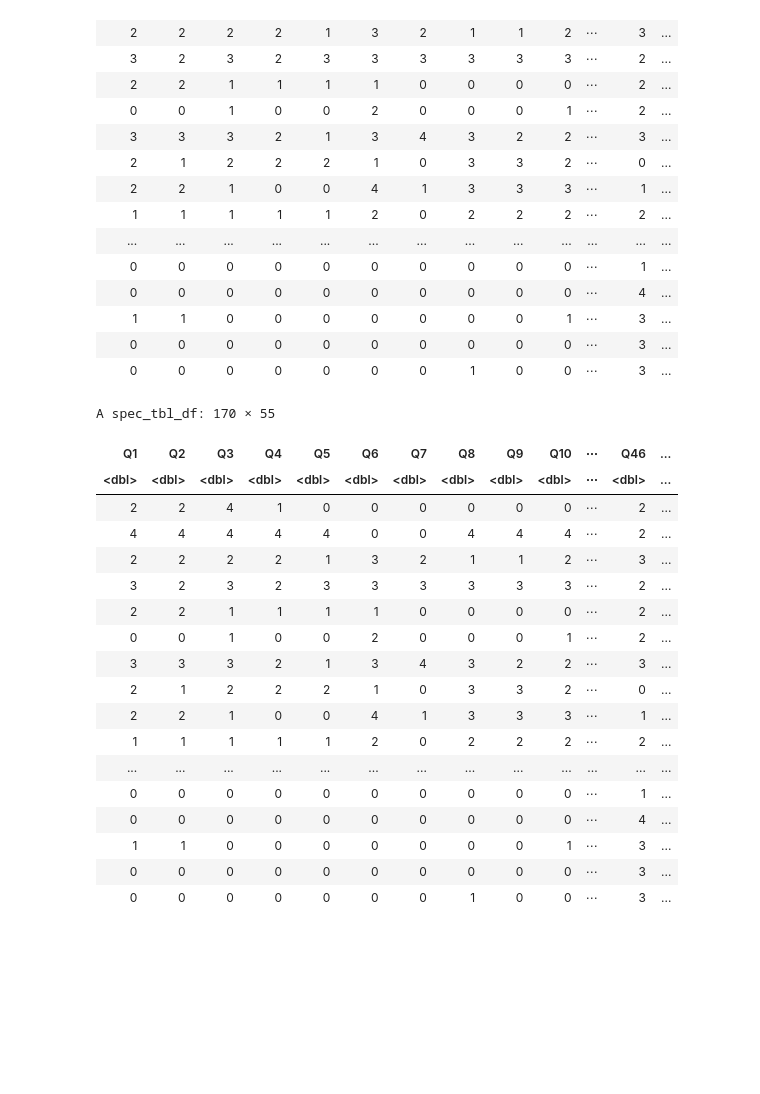
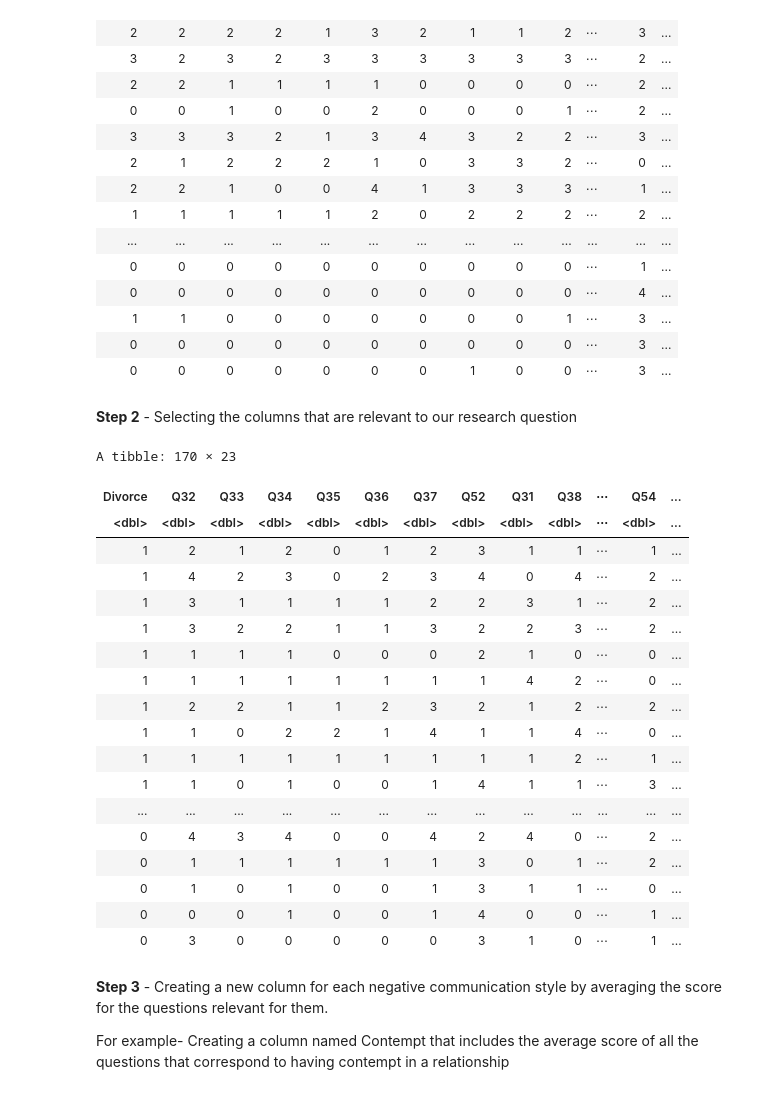
Before and after one commit to apurva-b/dsci100-project-58, a Jupyter notebook: data.ipynb, the cells around one changed output. Cells and saved outputs as stored; diff of their text form; code cells hidden in the pictures; blank space fills up the shorter version.

Commit message:
Title, introduction and data cleaning done
Add Method and the other sections.

```diff
--- a/data.ipynb
+++ b/data.ipynb
@@ -30,25 +47,33 @@ A spec_tbl_df: 170 × 55
 | 1 | 1 | 0 | 0 | 0 | 0 | 0 | 0 | 0 | 1 | ⋯ | 3 | ... |
 | 0 | 0 | 0 | 0 | 0 | 0 | 0 | 0 | 0 | 0 | ⋯ | 3 | ... |
 | 0 | 0 | 0 | 0 | 0 | 0 | 0 | 1 | 0 | 0 | ⋯ | 3 | ... |
-# %%
-data
-# %% [output]
-A spec_tbl_df: 170 × 55
-| Q1 | Q2 | Q3 | Q4 | Q5 | Q6 | Q7 | Q8 | Q9 | Q10 | ⋯ | Q46 | ... |
-| <dbl> | <dbl> | <dbl> | <dbl> | <dbl> | <dbl> | <dbl> | <dbl> | <dbl> | <dbl> | ⋯ | <dbl> | ... |
-| 2 | 2 | 4 | 1 | 0 | 0 | 0 | 0 | 0 | 0 | ⋯ | 2 | ... |
-| 4 | 4 | 4 | 4 | 4 | 0 | 0 | 4 | 4 | 4 | ⋯ | 2 | ... |
-| 2 | 2 | 2 | 2 | 1 | 3 | 2 | 1 | 1 | 2 | ⋯ | 3 | ... |
-| 3 | 2 | 3 | 2 | 3 | 3 | 3 | 3 | 3 | 3 | ⋯ | 2 | ... |
-| 2 | 2 | 1 | 1 | 1 | 1 | 0 | 0 | 0 | 0 | ⋯ | 2 | ... |
-| 0 | 0 | 1 | 0 | 0 | 2 | 0 | 0 | 0 | 1 | ⋯ | 2 | ... |
-| 3 | 3 | 3 | 2 | 1 | 3 | 4 | 3 | 2 | 2 | ⋯ | 3 | ... |
-| 2 | 1 | 2 | 2 | 2 | 1 | 0 | 3 | 3 | 2 | ⋯ | 0 | ... |
-| 2 | 2 | 1 | 0 | 0 | 4 | 1 | 3 | 3 | 3 | ⋯ | 1 | ... |
-| 1 | 1 | 1 | 1 | 1 | 2 | 0 | 2 | 2 | 2 | ⋯ | 2 | ... |
-| ... | ... | ... | ... | ... | ... | ... | ... | ... | ... | ... | ... | ... |
-| 0 | 0 | 0 | 0 | 0 | 0 | 0 | 0 | 0 | 0 | ⋯ | 1 | ... |
-| 0 | 0 | 0 | 0 | 0 | 0 | 0 | 0 | 0 | 0 | ⋯ | 4 | ... |
-| 1 | 1 | 0 | 0 | 0 | 0 | 0 | 0 | 0 | 1 | ⋯ | 3 | ... |
-| 0 | 0 | 0 | 0 | 0 | 0 | 0 | 0 | 0 | 0 | ⋯ | 3 | ... |
-| 0 | 0 | 0 | 0 | 0 | 0 | 0 | 1 | 0 | 0 | ⋯ | 3 | ... |
+# %% [markdown]
+**Step 2** - Selecting the columns that are relevant to our research question
+# %%
+selected_data <- select(data, Divorce, Q32:Q37, Q52, Q31, Q38, Q41, Q48, Q53, Q54, Q49, Q50, Q51, Q42:Q47 )
+# %%
+selected_data
+# %% [output]
+A tibble: 170 × 23
+| Divorce | Q32 | Q33 | Q34 | Q35 | Q36 | Q37 | Q52 | Q31 | Q38 | ⋯ | Q54 | ... |
+| <dbl> | <dbl> | <dbl> | <dbl> | <dbl> | <dbl> | <dbl> | <dbl> | <dbl> | <dbl> | ⋯ | <dbl> | ... |
+| 1 | 2 | 1 | 2 | 0 | 1 | 2 | 3 | 1 | 1 | ⋯ | 1 | ... |
+| 1 | 4 | 2 | 3 | 0 | 2 | 3 | 4 | 0 | 4 | ⋯ | 2 | ... |
+| 1 | 3 | 1 | 1 | 1 | 1 | 2 | 2 | 3 | 1 | ⋯ | 2 | ... |
+| 1 | 3 | 2 | 2 | 1 | 1 | 3 | 2 | 2 | 3 | ⋯ | 2 | ... |
+| 1 | 1 | 1 | 1 | 0 | 0 | 0 | 2 | 1 | 0 | ⋯ | 0 | ... |
+| 1 | 1 | 1 | 1 | 1 | 1 | 1 | 1 | 4 | 2 | ⋯ | 0 | ... |
+| 1 | 2 | 2 | 1 | 1 | 2 | 3 | 2 | 1 | 2 | ⋯ | 2 | ... |
+| 1 | 1 | 0 | 2 | 2 | 1 | 4 | 1 | 1 | 4 | ⋯ | 0 | ... |
+| 1 | 1 | 1 | 1 | 1 | 1 | 1 | 1 | 1 | 2 | ⋯ | 1 | ... |
+| 1 | 1 | 0 | 1 | 0 | 0 | 1 | 4 | 1 | 1 | ⋯ | 3 | ... |
+| ... | ... | ... | ... | ... | ... | ... | ... | ... | ... | ... | ... | ... |
+| 0 | 4 | 3 | 4 | 0 | 0 | 4 | 2 | 4 | 0 | ⋯ | 2 | ... |
+| 0 | 1 | 1 | 1 | 1 | 1 | 1 | 3 | 0 | 1 | ⋯ | 2 | ... |
+| 0 | 1 | 0 | 1 | 0 | 0 | 1 | 3 | 1 | 1 | ⋯ | 0 | ... |
+| 0 | 0 | 0 | 1 | 0 | 0 | 1 | 4 | 0 | 0 | ⋯ | 1 | ... |
+| 0 | 3 | 0 | 0 | 0 | 0 | 0 | 3 | 1 | 0 | ⋯ | 1 | ... |
+# %% [markdown]
+**Step 3** - Creating a new column for each negative communication style by averaging the score for the questions relevant for them.
+
+For example- Creating a column named Contempt that includes the average score of all the questions that correspond to having contempt in a relationship
```
Also changed, not shown: parts of 11 cells of this notebook.
